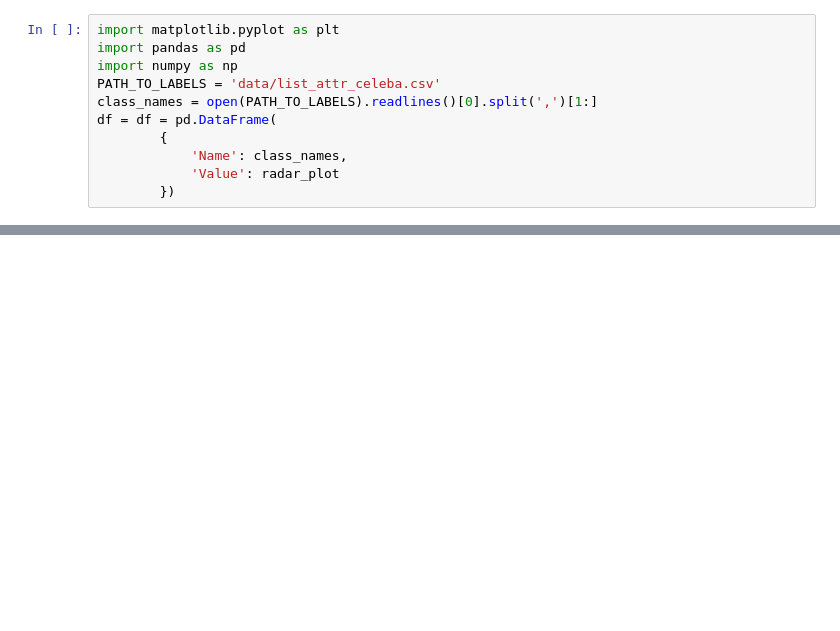
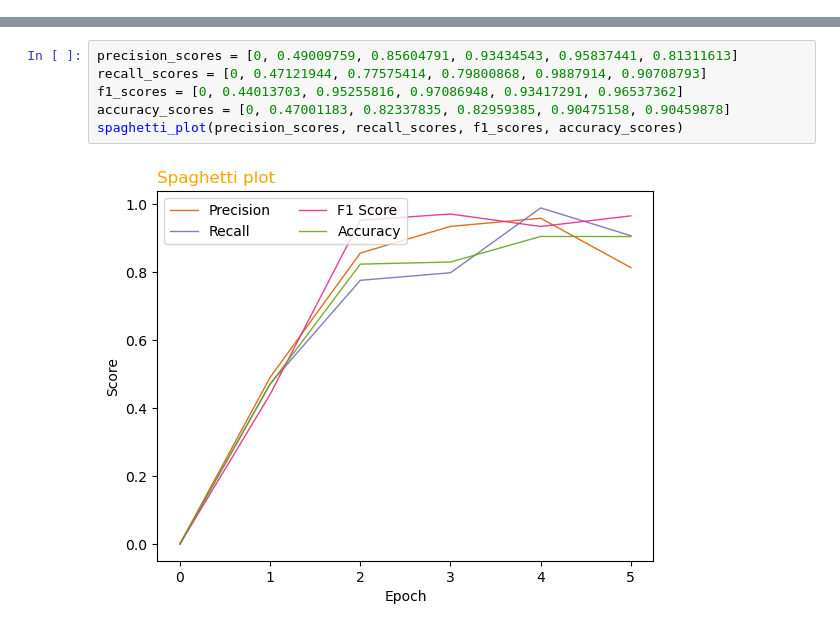
Before and after one commit to peterrr1/FacialAttributeDetection, a Jupyter notebook: visualize.ipynb, the cells around one changed output, grey strips where cells are left out. Cells and saved outputs as stored; diff of their text form; blank space fills up the shorter version.

Commit message:
Trained models, plots, metrics savers

```diff
--- a/visualize.ipynb
+++ b/visualize.ipynb
@@ -6,11 +0,0 @@ radar_plot = [ 0.4375, 0.671875, 0.46875, 0.796875, 0.890625, 0.828125, 0.65625,
-# %%
-import matplotlib.pyplot as plt
-import pandas as pd
-import numpy as np
-PATH_TO_LABELS = 'data/list_attr_celeba.csv'
-class_names = open(PATH_TO_LABELS).readlines()[0].split(',')[1:]
-df = df = pd.DataFrame(
-        {
-            'Name': class_names,
-            'Value': radar_plot
-        })
@@ -133,0 +254,8 @@ for bar, angle, height, label in zip(bars,angles, heights, df["Name"]):
+# %%
+precision_scores = [0, 0.49009759, 0.85604791, 0.93434543, 0.95837441, 0.81311613]
+recall_scores = [0, 0.47121944, 0.77575414, 0.79800868, 0.9887914, 0.90708793]
+f1_scores = [0, 0.44013703, 0.95255816, 0.97086948, 0.93417291, 0.96537362]
+accuracy_scores = [0, 0.47001183, 0.82337835, 0.82959385, 0.90475158, 0.90459878]
+spaghetti_plot(precision_scores, recall_scores, f1_scores, accuracy_scores)
+# %% [output]
+[figure, added]
```
Also changed, not shown: parts of 12 cells of this notebook, 21 other files.
